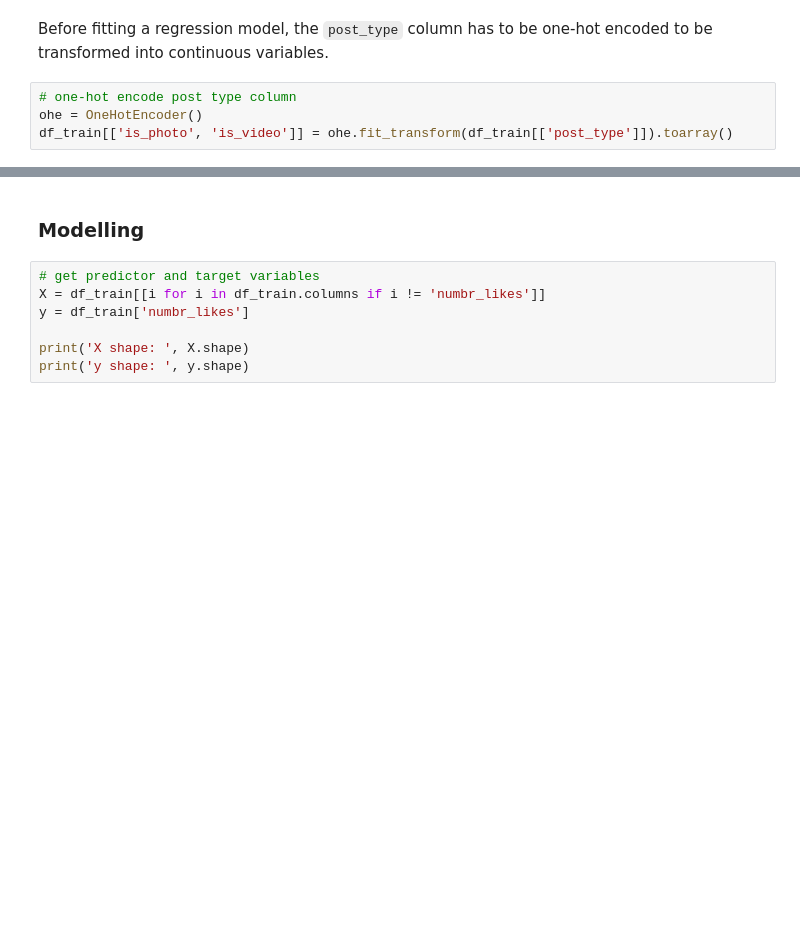
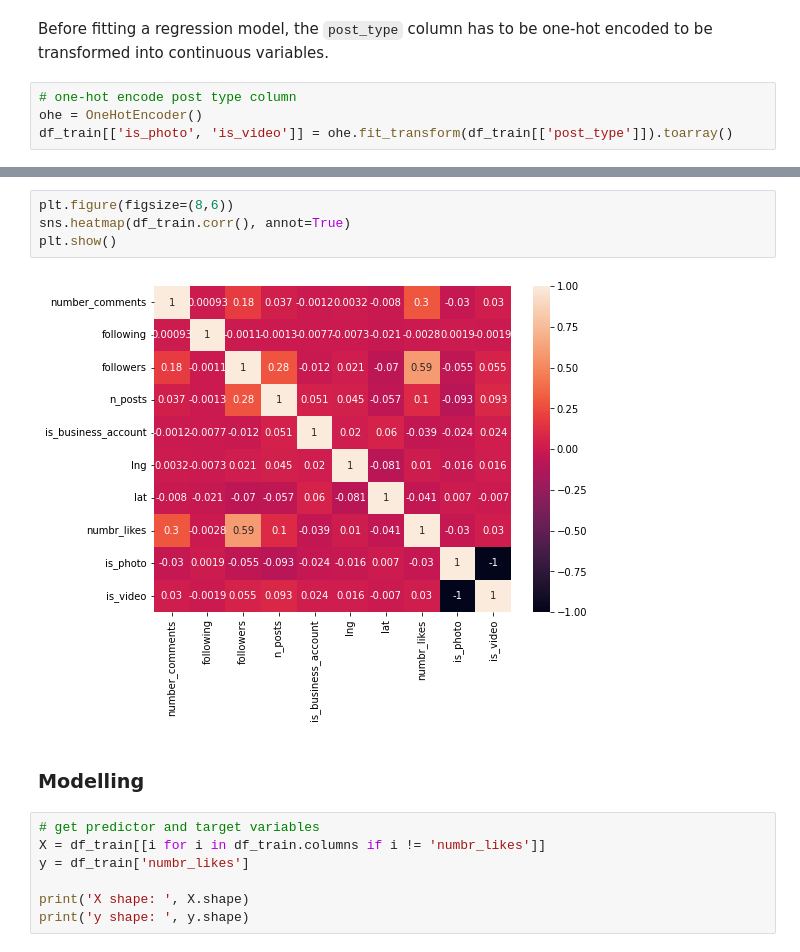
Before and after one commit to seenyanlee/viral-instagram-posts, a Jupyter notebook: submission.ipynb, the cells around one changed output, grey strips where cells are left out. Cells and saved outputs as stored; diff of their text form; blank space fills up the shorter version.

```diff
--- a/submission.ipynb
+++ b/submission.ipynb
@@ -337,3 +323,9 @@ df_train.head()
+# %%
+plt.figure(figsize=(8,6))
+sns.heatmap(df_train.corr(), annot=True)
+plt.show()
+# %% [output]
+[figure, added]
 # %% [markdown]
 ### Modelling
 # %%
```
Also changed, not shown: parts of 26 cells of this notebook.
